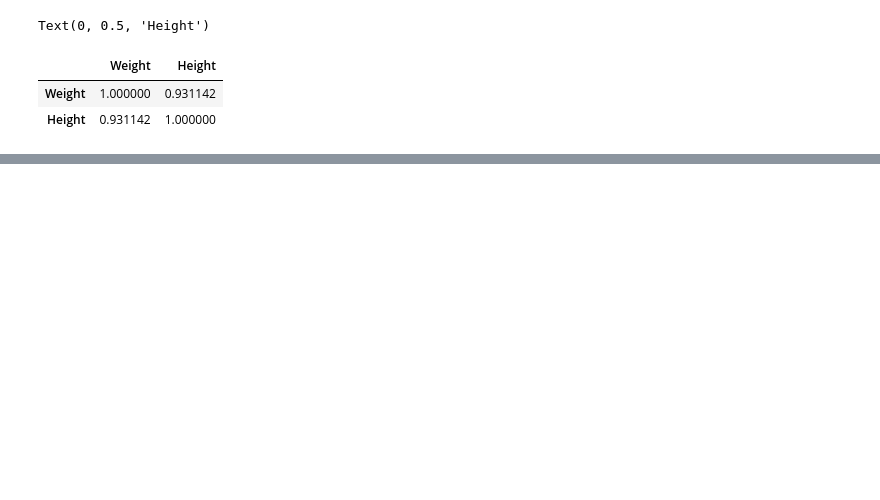
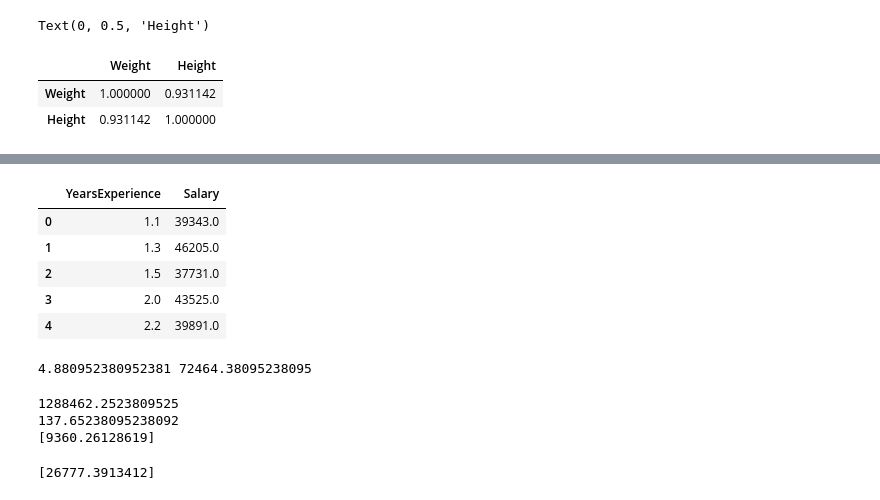
Before and after one commit to prajwal-sv/Machine-Learning, a Jupyter notebook: 11.Introduction to machine learning/1.1 Simple Linear Regresion -checkpoint.ipynb, the cells around one changed output, grey strips where cells are left out. Saved outputs shown, nothing was run; the diff lists cells and outputs as text; code cells hidden in the pictures; blank space fills up the shorter version.

```diff
--- a/11.Introduction to machine learning/1.1 Simple Linear Regresion -checkpoint.ipynb
+++ b/11.Introduction to machine learning/1.1 Simple Linear Regresion -checkpoint.ipynb
@@ -35,0 +163,40 @@ df.corr()
+# %%
+df = data.copy()
+
+df.head()
+# %% [output]
+|  | YearsExperience | Salary |
+| 0 | 1.1 | 39343.0 |
+| 1 | 1.3 | 46205.0 |
+| 2 | 1.5 | 37731.0 |
+| 3 | 2.0 | 43525.0 |
+| 4 | 2.2 | 39891.0 |
+# %%
+X_bar = X_train.mean()
+Y_bar = y_train.mean()
+# %% [output]
+4.880952380952381 72464.38095238095
+# %%
+sum =0
+for i in range(len(X_train)):
+    sum = sum + ((X_train[i]-X_bar )* (y_train[i]-Y_bar))
+
+print(sum[0])
+sum1 =0
+for i  in  range(len(X_train)):
+    sum1 = sum1 + (X_train[i]-X_bar)**2
+
+print(sum1[0])
+b1 = sum/sum1
+
+print(b1)
+# %% [output]
+1288462.2523809525
+137.65238095238092
+[9360.26128619]
+# %%
+b0 = Y_bar - (b1*X_bar)
+
+print(b0)
+# %% [output]
+[26777.3913412]
```
Also changed, not shown: parts of 13 cells of this notebook, 3 other files.
